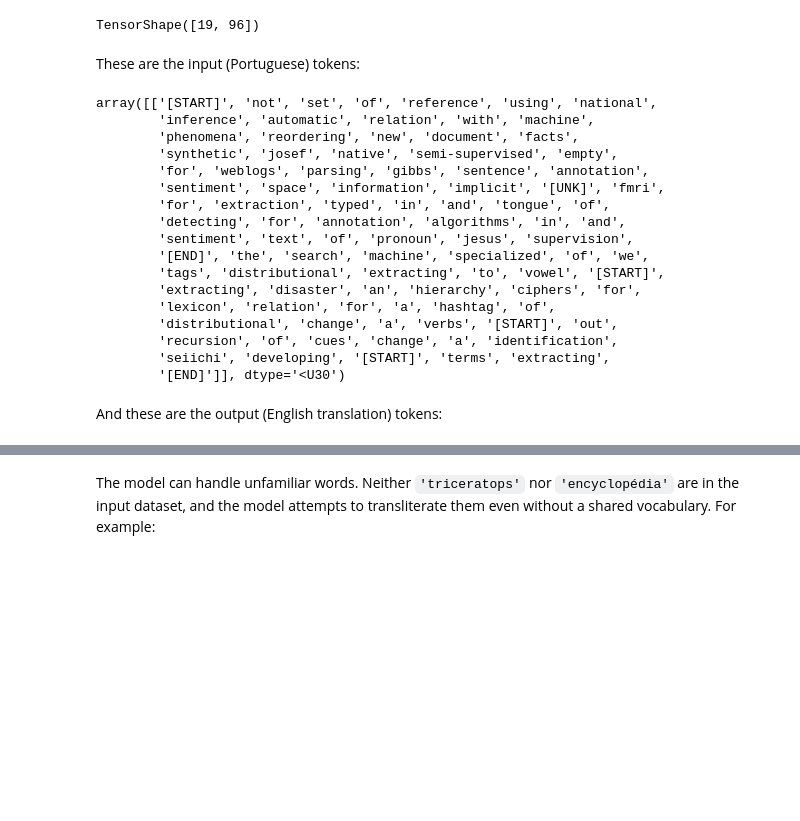
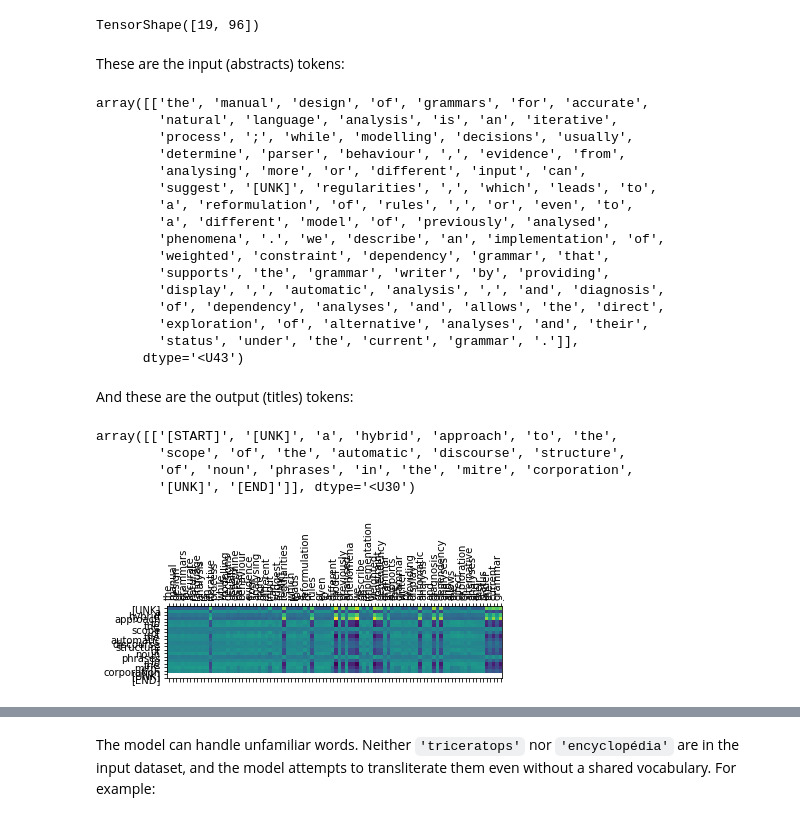
Before and after one commit to mtjon/infompr-group-project, a Jupyter notebook: transformer.ipynb, the cells around one changed output, grey strips where cells are left out. Saved outputs shown, nothing was run; the diff lists cells and outputs as text; code cells hidden in the pictures; blank space fills up the shorter version.

Commit message:
Improve clarity of inference output

```diff
--- a/transformer.ipynb
+++ b/transformer.ipynb
@@ -987,3 +988,7 @@ Ground truth   : interactive grammar development with wcdg
 # %%
 ground_truth = 'interactive grammar development with wcdg'
 sentence = 'the manual design of grammars for accurate natural language analysis is an iterative process ; while modelling decisions usually determine parser behaviour , evidence from analysing more or different input can suggest unforeseen regularities , which leads to a reformulation of rules , or even to a different model of previously analysed phenomena . we describe an implementation of weighted constraint dependency grammar that supports the grammar writer by providing display , automatic analysis , and diagnosis of dependency analyses and allows the direct exploration of alternative analyses and their status under the current grammar .'
+# %%
+translated_text, attention_weights = translator(
+    tf.constant(sentence))
+print_translation(sentence, translated_text, ground_truth)
@@ -999,11 +1008,11 @@ def plot_attention_head(in_tokens, translated_tokens, attention):
   ax.set_xticks(range(len(in_tokens)))
   ax.set_yticks(range(len(translated_tokens)))
 
-  labels = [label.decode('utf-8') for label in in_tokens.numpy()]
+  labels = [label for label in in_tokens]
   ax.set_xticklabels(
       labels, rotation=90)
 
-  labels = [label.decode('utf-8') for label in translated_tokens.numpy()]
+  labels = [label for label in translated_tokens]
   ax.set_yticklabels(labels)
 # %%
 head = 0
@@ -1014,30 +1023,29 @@ attention.shape
 # %% [output]
 TensorShape([19, 96])
 # %% [markdown]
-These are the input (Portuguese) tokens:
+These are the input (abstracts) tokens:
 # %%
 in_tokens = tf.convert_to_tensor([sentence])
+abs_vocab = np.array(abs_text_processor.get_vocabulary())
 in_tokens = abs_text_processor(in_tokens).to_tensor()
-tit_vocab = np.array(tit_text_processor.get_vocabulary())
-in_tokens = tit_vocab[in_tokens.numpy()]
+in_tokens = abs_vocab[in_tokens.numpy()]
 in_tokens
 # %% [output]
-array([['[START]', 'not', 'set', 'of', 'reference', 'using', 'national',
-        'inference', 'automatic', 'relation', 'with', 'machine',
-        'phenomena', 'reordering', 'new', 'document', 'facts',
-        'synthetic', 'josef', 'native', 'semi-supervised', 'empty',
-        'for', 'weblogs', 'parsing', 'gibbs', 'sentence', 'annotation',
-        'sentiment', 'space', 'information', 'implicit', '[UNK]', 'fmri',
-        'for', 'extraction', 'typed', 'in', 'and', 'tongue', 'of',
-        'detecting', 'for', 'annotation', 'algorithms', 'in', 'and',
-        'sentiment', 'text', 'of', 'pronoun', 'jesus', 'supervision',
-        '[END]', 'the', 'search', 'machine', 'specialized', 'of', 'we',
-        'tags', 'distributional', 'extracting', 'to', 'vowel', '[START]',
-        'extracting', 'disaster', 'an', 'hierarchy', 'ciphers', 'for',
-        'lexicon', 'relation', 'for', 'a', 'hashtag', 'of',
-        'distributional', 'change', 'a', 'verbs', '[START]', 'out',
-        'recursion', 'of', 'cues', 'change', 'a', 'identification',
-        'seiichi', 'developing', '[START]', 'terms', 'extracting',
-        '[END]']], dtype='<U30')
+array([['the', 'manual', 'design', 'of', 'grammars', 'for', 'accurate',
+        'natural', 'language', 'analysis', 'is', 'an', 'iterative',
+        'process', ';', 'while', 'modelling', 'decisions', 'usually',
+        'determine', 'parser', 'behaviour', ',', 'evidence', 'from',
+        'analysing', 'more', 'or', 'different', 'input', 'can',
+        'suggest', '[UNK]', 'regularities', ',', 'which', 'leads', 'to',
+        'a', 'reformulation', 'of', 'rules', ',', 'or', 'even', 'to',
+        'a', 'different', 'model', 'of', 'previously', 'analysed',
+        'phenomena', '.', 'we', 'describe', 'an', 'implementation', 'of',
+        'weighted', 'constraint', 'dependency', 'grammar', 'that',
+        'supports', 'the', 'grammar', 'writer', 'by', 'providing',
+        'display', ',', 'automatic', 'analysis', ',', 'and', 'diagnosis',
+        'of', 'dependency', 'analyses', 'and', 'allows', 'the', 'direct',
+        'exploration', 'of', 'alternative', 'analyses', 'and', 'their',
+        'status', 'under', 'the', 'current', 'grammar', '.']],
+      dtype='<U43')
 # %% [markdown]
-And these are the output (English translation) tokens:
+And these are the output (titles) tokens:
@@ -1046,4 +1052,17 @@ translated_tokens
+# %%
+out_tokens = tf.convert_to_tensor([translated_text])
+tit_vocab = np.array(tit_text_processor.get_vocabulary())
+out_tokens = tit_text_processor(out_tokens).to_tensor()
+out_tokens = tit_vocab[out_tokens.numpy()]
+out_tokens
+# %% [output]
+array([['[START]', '[UNK]', 'a', 'hybrid', 'approach', 'to', 'the',
+        'scope', 'of', 'the', 'automatic', 'discourse', 'structure',
+        'of', 'noun', 'phrases', 'in', 'the', 'mitre', 'corporation',
+        '[UNK]', '[END]']], dtype='<U30')
 # %%
-plot_attention_head(in_tokens, translated_tokens, attention)
+plot_attention_head(in_tokens[0], out_tokens[0], attention)
+# %% [output]
+[figure, added]
 # %%
 def plot_attention_weights(sentence, translated_tokens, attention_heads):
```
Also changed, not shown: parts of 7 cells of this notebook.
